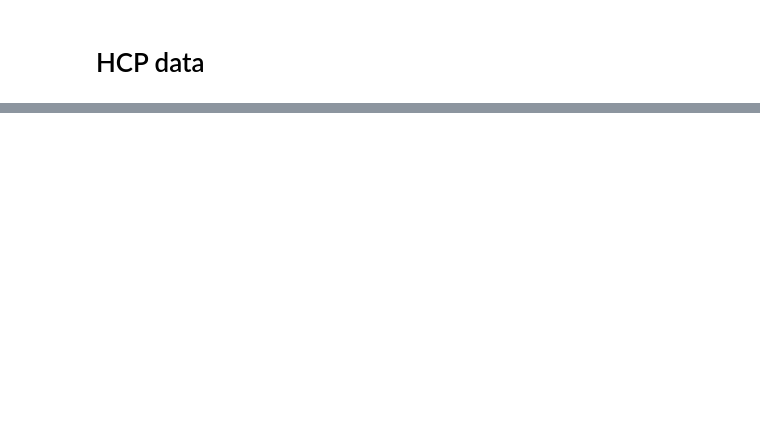
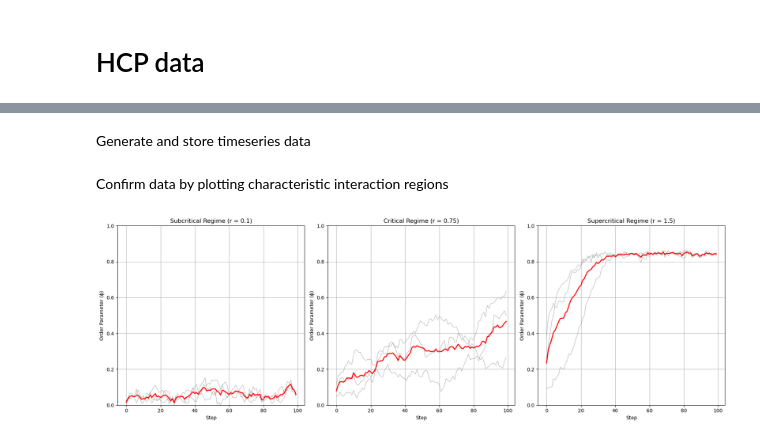
Before and after one commit to cyrilrommens/PhD_2, a Jupyter notebook: Data_preparation.ipynb, the cells around one changed output, grey strips where cells are left out. Saved outputs shown, nothing was run; the diff lists cells and outputs as text; code cells hidden in the pictures; blank space fills up the shorter version.

```diff
--- a/Data_preparation.ipynb
+++ b/Data_preparation.ipynb
@@ -446,0 +679,2 @@ for i in range(n_simulations):
+# %% [markdown]
+Generate and store timeseries data
@@ -446,0 +711,42 @@ for i in range(n_simulations):
+# %% [markdown]
+Confirm data by plotting characteristic interaction regions
+# %%
+save_dir = "Data\\Vicsek_data"
+
+# Plotting
+fig, ax = plt.subplots(1, 3, figsize=(18, 6))
+
+for i, (label, r) in enumerate(r_values.items()):
+    all_order_params = []
+
+    for k in range(n_simulations):
+        # Format filename to 2 decimal places to match saved files
+        filename = os.path.join(save_dir, f"angles_N{N}_r{r}_{k}.csv")
+
+        df = pd.read_csv(filename)
+        order_params = []
+
+        for step in range(steps):
+            row = df[df["step"] == step]
+            angles = row.iloc[0, :N].to_numpy().astype(float)
+            phi = compute_order_parameter(angles)
+            order_params.append(phi)
+
+        all_order_params.append(order_params)
+
+        ax[i].plot(np.arange(len(order_params)), order_params, color='gray', linewidth=0.5, label=f"r = {r}")
+        ax[i].set_xlabel("Step")
+        ax[i].set_ylabel("Order Parameter (ϕ)")
+        ax[i].set_title(f"{label} Regime (r = {r})")
+        ax[i].set_ylim(0, 1)
+        ax[i].grid(True)
+
+    # Compute and plot average order parameter
+    all_order_params = np.array(all_order_params)  # shape: (n_simulations, steps)
+    mean_order = np.mean(all_order_params, axis=0)
+    ax[i].plot(range(steps), mean_order, color='red', linewidth=2, label="Average")
+
+plt.tight_layout()
+plt.show()
+# %% [output]
+[figure, added]
```
Also changed, not shown: parts of 22 cells of this notebook, 15 other files.
